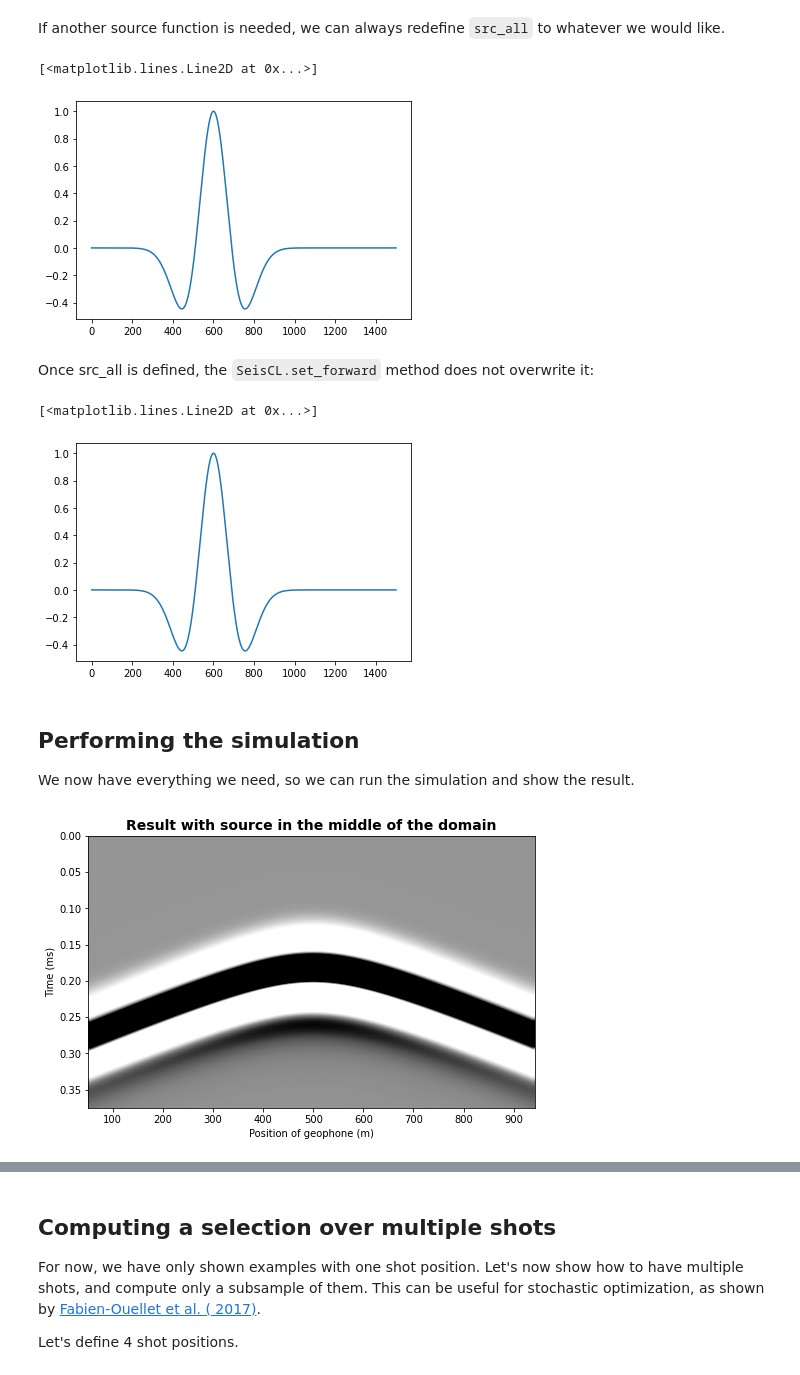
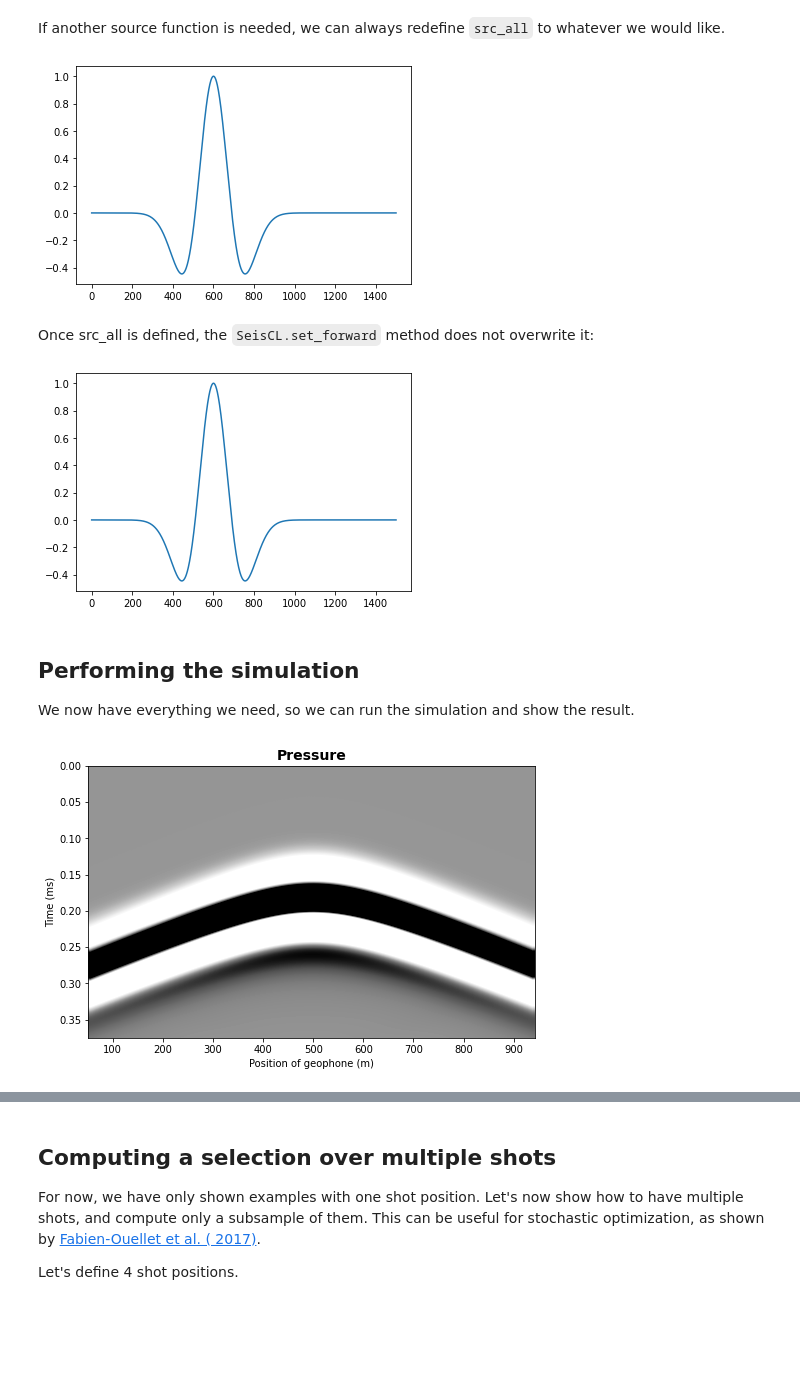
Before and after one commit to gfabieno/SeisCL, a Jupyter notebook: docs/notebooks/ForwardModeling/1_SourcesReceivers.ipynb, the cells around one changed output, grey strips where cells are left out. Saved outputs shown, nothing was run; the diff lists cells and outputs as text; code cells hidden in the pictures; blank space fills up the shorter version.

```diff
--- a/Tutorial/Sources&Receivers.ipynb
+++ b/docs/notebooks/ForwardModeling/1_SourcesReceivers.ipynb
@@ -14,7 +14,9 @@ seis.N = np.array([200, 500])
 seis.dt = dt = 0.25e-03
 seis.dh = dh = 2
 seis.NT = NT = 1500
-model = {"vp": np.full(seis.N, 3500), "rho": np.full(seis.N, 2000), "vs": np.full(seis.N, 2000)}
+model = {"vp": np.full(seis.N, 3500),
+         "rho": np.full(seis.N, 2000),
+         "vs": np.full(seis.N, 2000)}
 # %% [markdown]
 ## Structure of the position arrays
 
@@ -100,16 +102,16 @@ If another source function is needed, we can always redefine `src_all` to whatev
 # %%
 seis.src_all[:, 0] = seis.ricker_wavelet(f0=seis.f0/1.5)
 plt.plot(seis.src_all)
+plt.show()
 # %% [output]
-[<matplotlib.lines.Line2D at 0x...>]
 [figure]
 # %% [markdown]
 Once src_all is defined, the `SeisCL.set_forward` method does not overwrite it:
 # %%
 seis.set_forward([0], model, withgrad=False)
 plt.plot(seis.src_all)
+plt.show()
 # %% [output]
-[<matplotlib.lines.Line2D at 0x...>]
 [figure]
 # %% [markdown]
  ## Performing the simulation
@@ -123,15 +125,15 @@ data = seis.read_data()[0]
 # %%
 fig, ax = plt.subplots(1, 1, figsize=[8, 5])
 extent = [seis.rec_pos_all[0,0], seis.rec_pos_all[0,-1], seis.NT*dt, 0]
 clip = 0.1
 vmax = np.max(data) * clip
 vmin = -vmax
 ax.imshow(data, aspect='auto', vmax=vmax, vmin=vmin,
           extent=extent, interpolation='bilinear',
           cmap=plt.get_cmap('Greys'))
-ax.set_title("Result with source in the middle of the domain", fontsize=14, fontweight='bold')
+ax.set_title("Pressure", fontsize=14, fontweight='bold')
 ax.set_xlabel("Position of geophone (m)")
 ax.set_ylabel("Time (ms)")
 plt.show()
 # %% [output]
-[figure, old version]
+[figure, new version]
```
Also changed, not shown: parts of 9 cells of this notebook, 49 other files.
